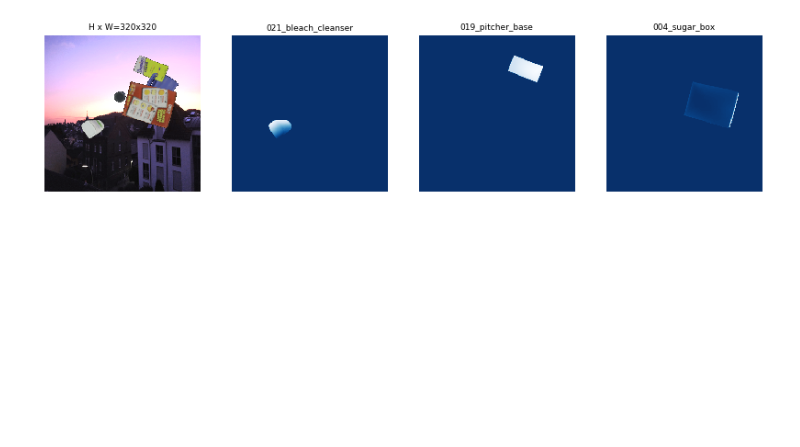
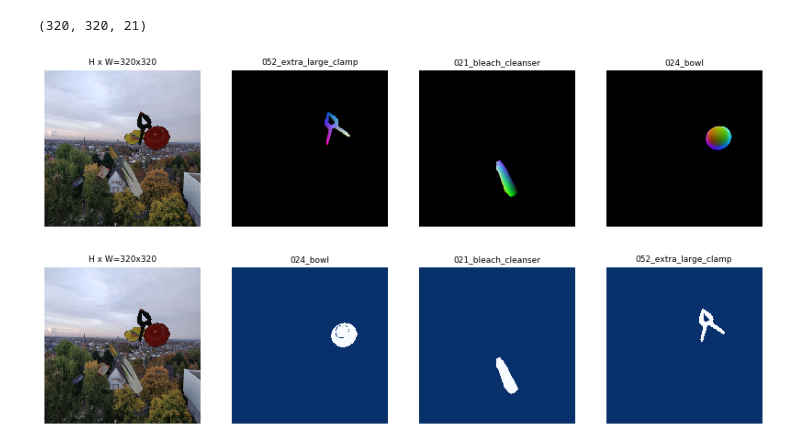
Before and after one commit to CosmosHua/Pose_Estimation, a Jupyter notebook: samples/ycbv/inspect_data.ipynb, the cells around one changed output. Saved outputs shown, nothing was run; the diff lists cells and outputs as text; code cells hidden in the pictures; blank space fills up the shorter version.

```diff
--- a/samples/ycbv/inspect_data.ipynb
+++ b/samples/ycbv/inspect_data.ipynb
@@ -49,12 +49,19 @@ dataset_train.prepare()
 # %%
 # Load and display random samples
 image_ids = np.random.choice(dataset_train.image_ids, 4)
 for image_id in image_ids[:1]:
     image = dataset_train.load_image(image_id)
-    masks, class_ids = dataset_train.load_rgb_mask(image_id)
-    visualize.display_rgb_top_masks(image, masks, class_ids, dataset_train.class_names, limit=3)
+    rgb_masks, class_ids = dataset_train.load_rgb_mask(image_id)
+    print(rgb_masks.shape)
+    visualize.display_rgb_top_masks(image, rgb_masks, class_ids, dataset_train.class_names, limit=3)
+for image_id in image_ids[:1]:
+    image = dataset_train.load_image(image_id)
+    binary_masks, class_ids = dataset_train.load_mask(image_id)
+    visualize.display_top_masks(image, binary_masks, class_ids, dataset_train.class_names, limit=3)
 # %% [output]
+(320, 320, 21)
-[figure, old version]
+[figure, new version]
+[figure, added]
 # %%
 from matplotlib import patches,  lines
 from matplotlib.patches import Polygon
```
Also changed, not shown: parts of 3 cells of this notebook, 2 other files.
